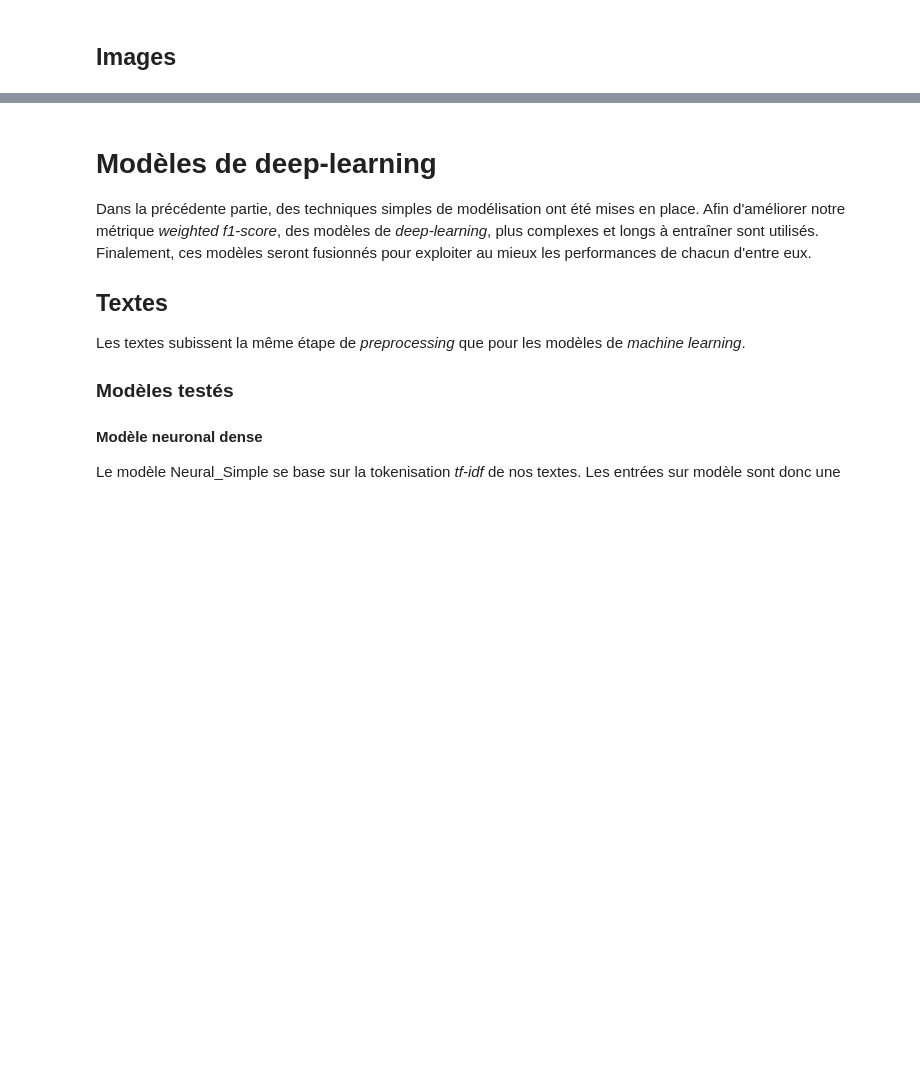
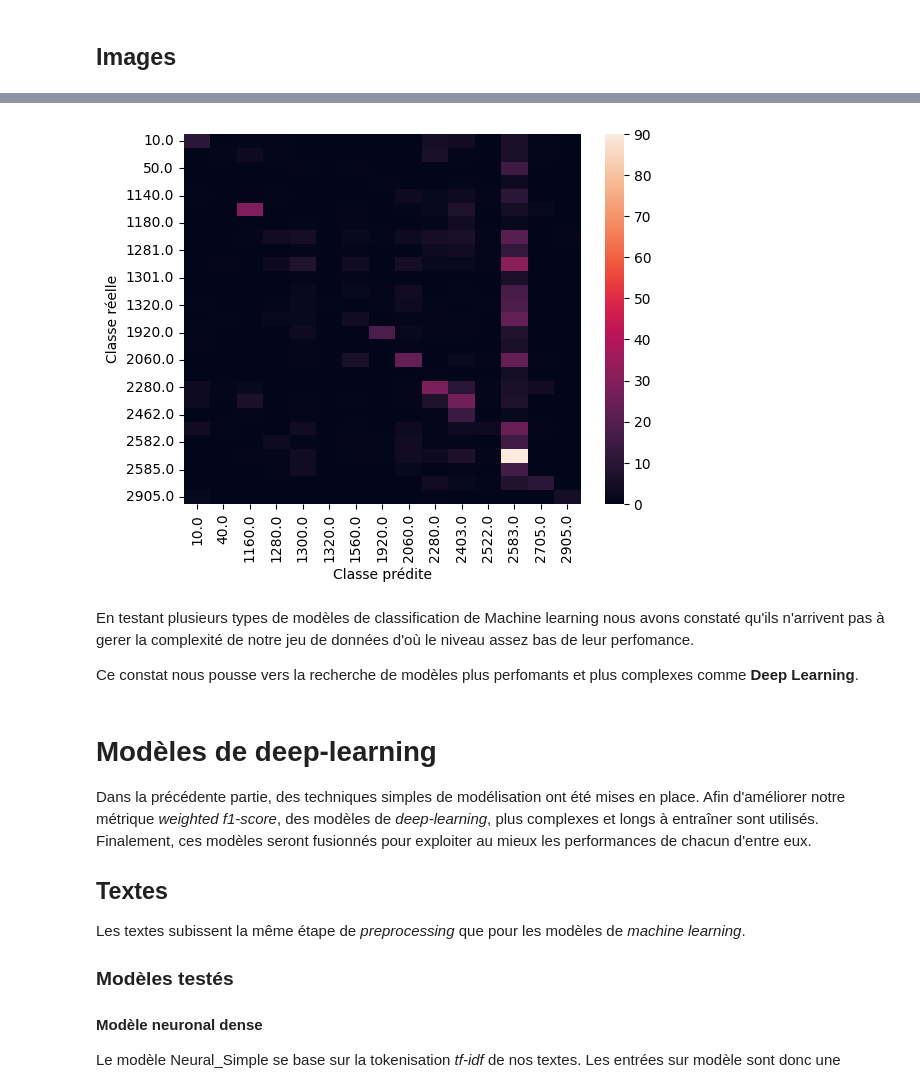
Before and after one commit to data-modelisation/rakuten, a Jupyter notebook: notebooks/final_report.ipynb, the cells around one changed output, grey strips where cells are left out. Cells and saved outputs as stored; diff of their text form; code cells hidden in the pictures; blank space fills up the shorter version.

Commit message:
Remets le block de machine learning dans le rapport

```diff
--- a/notebooks/final_report.ipynb
+++ b/notebooks/final_report.ipynb
@@ -431,3 +455,14 @@ df.style.pipe(make_pretty, limits=[0, 1], fmt="{:.02f}", cmap="Greys").set_table
+# %%
+from IPython.display import Image
+Image(filename="images/SVCHeatmap.png")
+# %% [output]
+[figure, added]
+# %% [markdown]
+En testant plusieurs types de modèles de classification de Machine learning
+nous avons constaté qu'ils n'arrivent pas à gerer la complexité de notre jeu de données
+d'où le niveau assez bas de leur perfomance.
+
+Ce constat nous pousse vers la recherche de modèles plus perfomants et plus complexes comme __Deep Learning__.
 # %% [markdown]
 # Modèles de deep-learning
 
```
Also changed, not shown: parts of 3 cells of this notebook.
